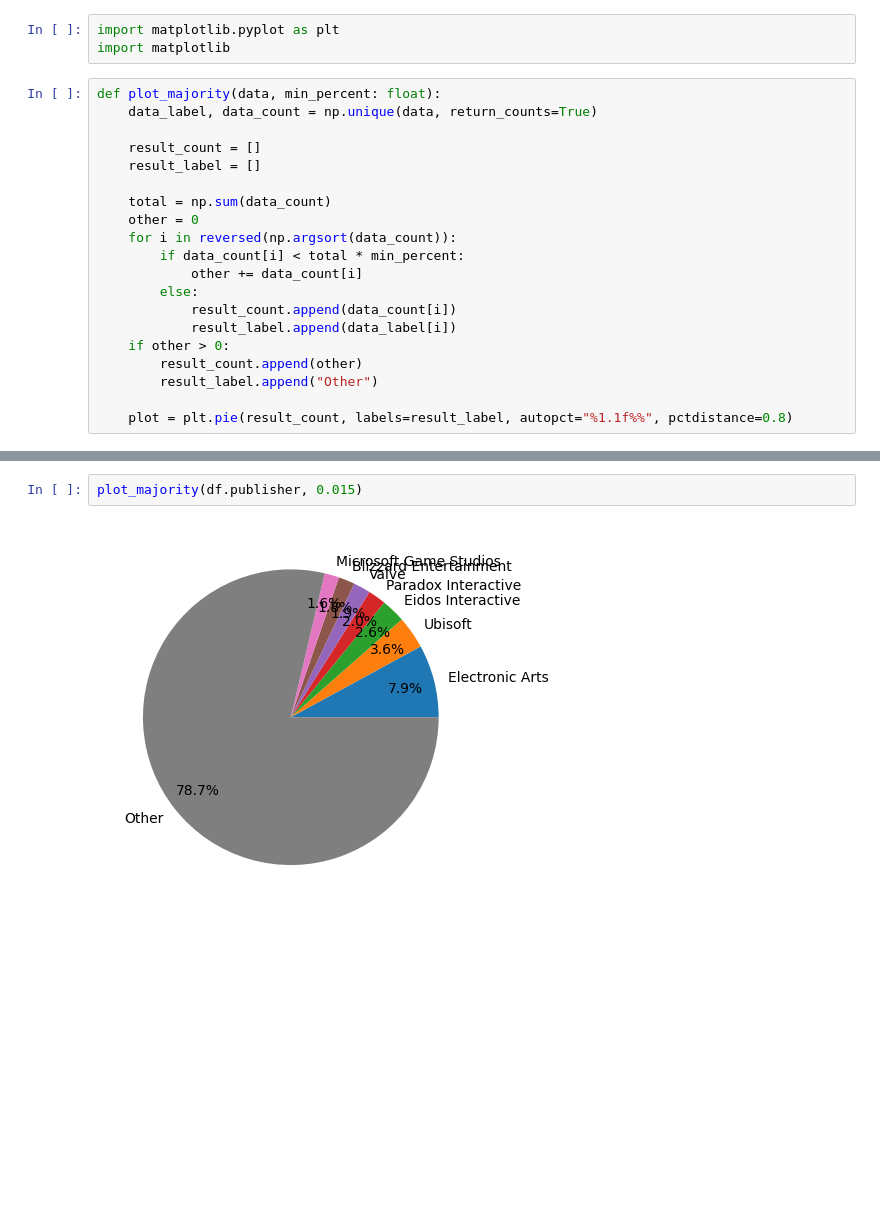
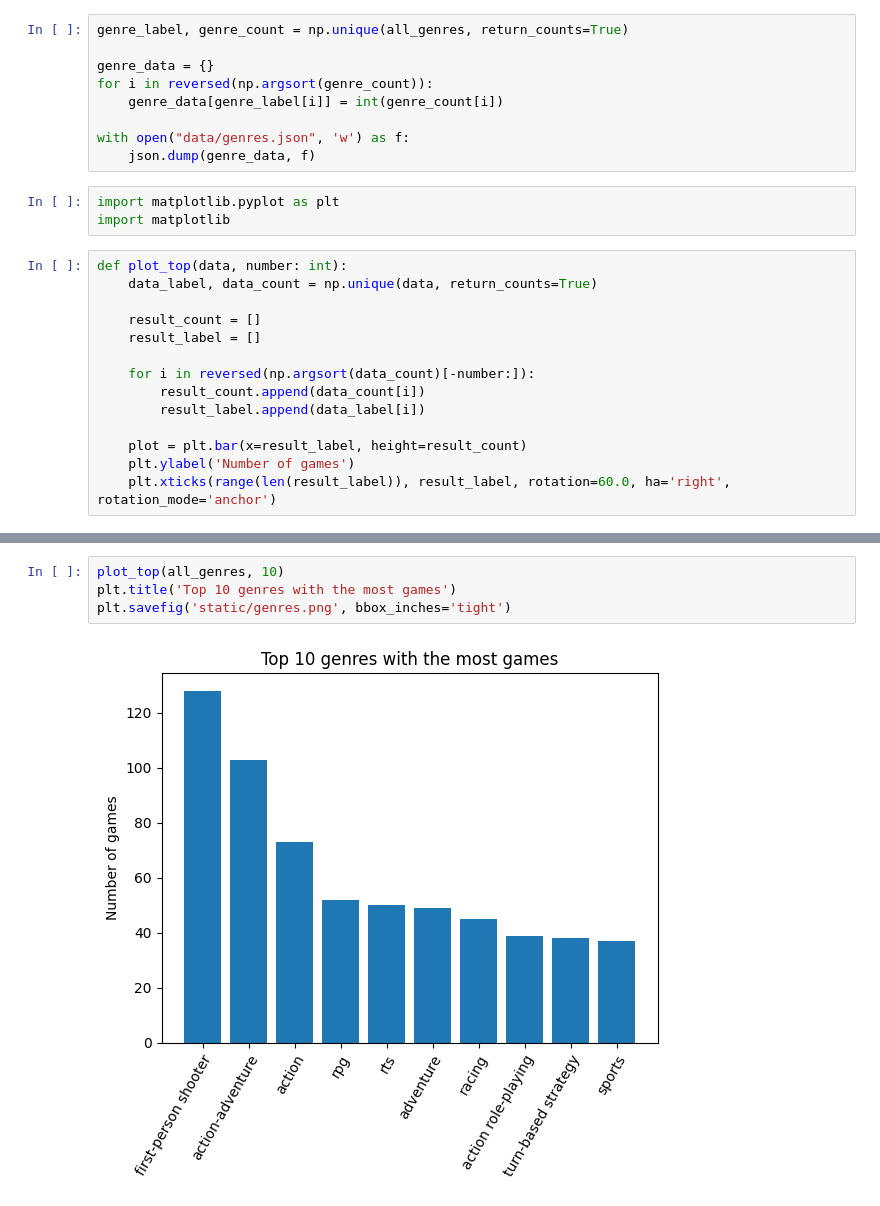
Before and after one commit to Nertsal/dwv-project, a Jupyter notebook: Assignment.ipynb, the cells around one changed output, grey strips where cells are left out. Saved outputs shown, nothing was run; the diff lists cells and outputs as text; blank space fills up the shorter version.

Commit message:
More data

```diff
--- a/Assignment.ipynb
+++ b/Assignment.ipynb
@@ -78,26 +78,29 @@ all_genres
  'action',
  'fps',
  ...]
+# %%
+genre_label, genre_count = np.unique(all_genres, return_counts=True)
+
+genre_data = {}
+for i in reversed(np.argsort(genre_count)):
+    genre_data[genre_label[i]] = int(genre_count[i])
+
+with open("data/genres.json", 'w') as f:
+    json.dump(genre_data, f)
 # %%
 import matplotlib.pyplot as plt
 import matplotlib
 # %%
-def plot_majority(data, min_percent: float):
+def plot_top(data, number: int):
     data_label, data_count = np.unique(data, return_counts=True)
 
     result_count = []
     result_label = []
 
-    total = np.sum(data_count)
-    other = 0
-    for i in reversed(np.argsort(data_count)):
-        if data_count[i] < total * min_percent:
-            other += data_count[i]
-        else:
-            result_count.append(data_count[i])
-            result_label.append(data_label[i])
-    if other > 0:
-        result_count.append(other)
-        result_label.append("Other")
+    for i in reversed(np.argsort(data_count)[-number:]):
+        result_count.append(data_count[i])
+        result_label.append(data_label[i])
 
-    plot = plt.pie(result_count, labels=result_label, autopct="%1.1f%%", pctdistance=0.8)
+    plot = plt.bar(x=result_label, height=result_count)
+    plt.ylabel('Number of games')
+    plt.xticks(range(len(result_label)), result_label, rotation=60.0, ha='right', rotation_mode='anchor')
@@ -112,4 +107,6 @@ plot_majority(df.developer, 0.01)
-# %%
-plot_majority(df.publisher, 0.015)
-# %% [output]
-[figure, removed]
+# %%
+plot_top(all_genres, 10)
+plt.title('Top 10 genres with the most games')
+plt.savefig('static/genres.png', bbox_inches='tight')
+# %% [output]
+[figure, added]
```
Also changed, not shown: parts of 5 cells of this notebook, 4 other files.
